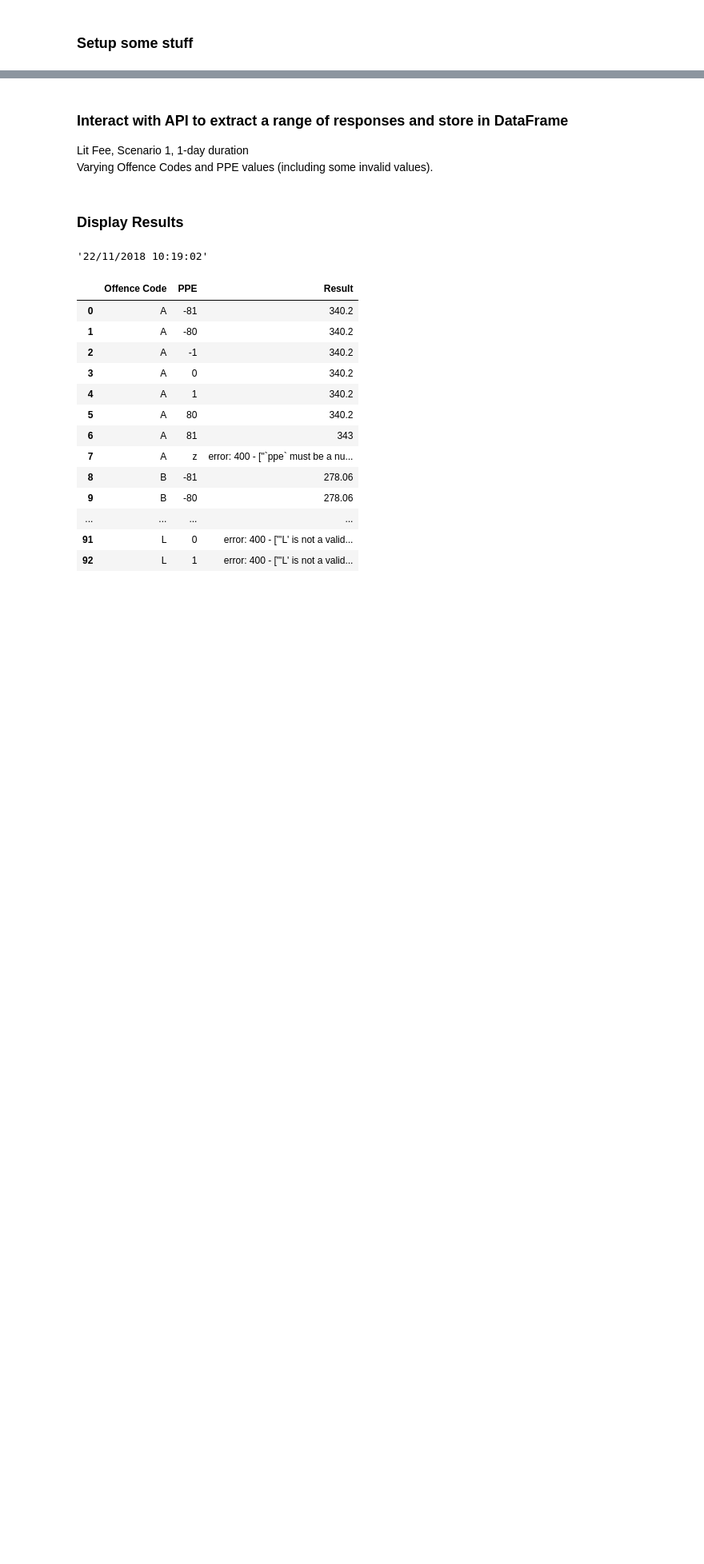
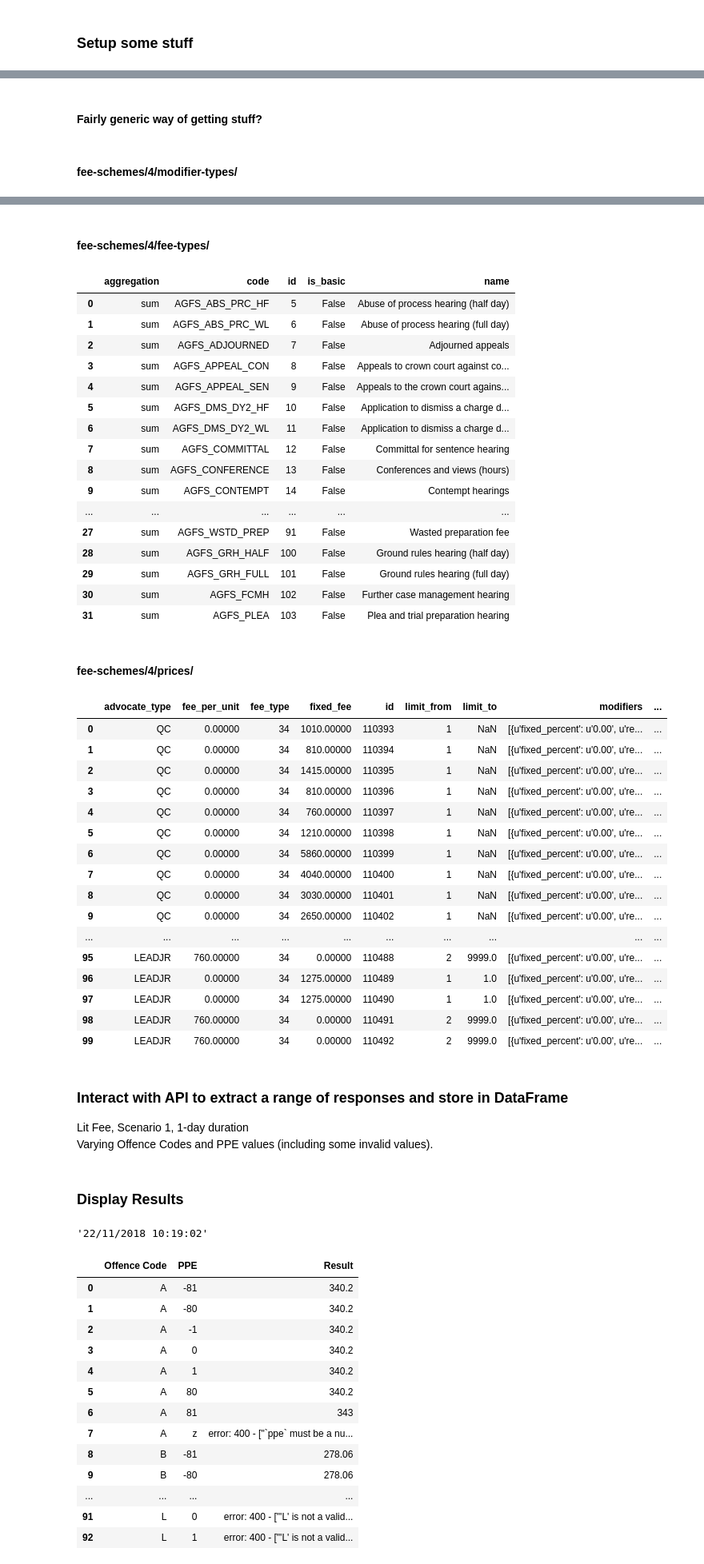
Before and after one commit to alanmaydwell/jupyter_scribblings, a Jupyter notebook: FeeCalcTry.ipynb, the cells around one changed output, grey strips where cells are left out. Shown: that part at 80% size. Drawn from its saved outputs; the diff is of its cells as text; code cells hidden in the pictures; blank space fills up the shorter version.

Commit message:
fee calculator additions

```diff
--- a/FeeCalcTry.ipynb
+++ b/FeeCalcTry.ipynb
@@ -34,6 +44,14 @@ def get_fee(scheme = 2,
         return response.json().get("amount")
     else:
         return "error: {} - {}".format(response.status_code, response.text)
+# %%
+def get_info_as_dataframe(url_end="fee-schemes/4/fee-types/",
+                          url_start="https://laa-fee-calculator.service.justice.gov.uk/api/v1/"):
+    """Fairly generic way of getting response from fee calc and storing as a dataframe"""
+    url = url_start + url_end
+    response = requests.get(url)
+    df = pd.DataFrame(response.json().get("results"))
+    return df
 # %%
 def highlight_conditions(val):
     """Pandas dataframe conditional highlighting function
@@ -43,3 +61,10 @@ def highlight_conditions(val):
     if "error" in str(val):
         colour = "red"
     return 'color: %s' % colour
+
+def display_full_df(df, heading=""):
+    """Display whole of data frame content - avoids auto truncation"""
+    if heading:
+        display(Markdown("#### " + str(heading)))
+    with pd.option_context('display.max_columns', None, 'display.max_rows', None, 'display.max_colwidth', -1):
+        display(df)
@@ -45,0 +97,9 @@ def highlight_conditions(val):
+# %% [markdown]
+#### Fairly generic way of getting stuff?
+# %%
+things = ["fee-schemes/4/modifier-types/", "fee-schemes/4/fee-types/", "fee-schemes/4/prices/"]
+for thing in things:
+    df = get_info_as_dataframe(thing)
+    display_full_df(df, thing)
+# %% [output]
+#### fee-schemes/4/modifier-types/
@@ -46,3 +114,39 @@ def highlight_conditions(val):
+#### fee-schemes/4/fee-types/
+|  | aggregation | code | id | is_basic | name |
+| 0 | sum | AGFS_ABS_PRC_HF | 5 | False | Abuse of process hearing (half day) |
+| 1 | sum | AGFS_ABS_PRC_WL | 6 | False | Abuse of process hearing (full day) |
+| 2 | sum | AGFS_ADJOURNED | 7 | False | Adjourned appeals |
+| 3 | sum | AGFS_APPEAL_CON | 8 | False | Appeals to crown court against co... |
+| 4 | sum | AGFS_APPEAL_SEN | 9 | False | Appeals to the crown court agains... |
+| 5 | sum | AGFS_DMS_DY2_HF | 10 | False | Application to dismiss a charge d... |
+| 6 | sum | AGFS_DMS_DY2_WL | 11 | False | Application to dismiss a charge d... |
+| 7 | sum | AGFS_COMMITTAL | 12 | False | Committal for sentence hearing |
+| 8 | sum | AGFS_CONFERENCE | 13 | False | Conferences and views (hours) |
+| 9 | sum | AGFS_CONTEMPT | 14 | False | Contempt hearings |
+| ... | ... | ... | ... | ... | ... |
+| 27 | sum | AGFS_WSTD_PREP | 91 | False | Wasted preparation fee |
+| 28 | sum | AGFS_GRH_HALF | 100 | False | Ground rules hearing (half day) |
+| 29 | sum | AGFS_GRH_FULL | 101 | False | Ground rules hearing (full day) |
+| 30 | sum | AGFS_FCMH | 102 | False | Further case management hearing |
+| 31 | sum | AGFS_PLEA | 103 | False | Plea and trial preparation hearing |
+#### fee-schemes/4/prices/
+|  | advocate_type | fee_per_unit | fee_type | fixed_fee | id | limit_from | limit_to | modifiers | ... |
+| 0 | QC | 0.00000 | 34 | 1010.00000 | 110393 | 1 | NaN | [{u'fixed_percent': u'0.00', u're... | ... |
+| 1 | QC | 0.00000 | 34 | 810.00000 | 110394 | 1 | NaN | [{u'fixed_percent': u'0.00', u're... | ... |
+| 2 | QC | 0.00000 | 34 | 1415.00000 | 110395 | 1 | NaN | [{u'fixed_percent': u'0.00', u're... | ... |
+| 3 | QC | 0.00000 | 34 | 810.00000 | 110396 | 1 | NaN | [{u'fixed_percent': u'0.00', u're... | ... |
+| 4 | QC | 0.00000 | 34 | 760.00000 | 110397 | 1 | NaN | [{u'fixed_percent': u'0.00', u're... | ... |
+| 5 | QC | 0.00000 | 34 | 1210.00000 | 110398 | 1 | NaN | [{u'fixed_percent': u'0.00', u're... | ... |
+| 6 | QC | 0.00000 | 34 | 5860.00000 | 110399 | 1 | NaN | [{u'fixed_percent': u'0.00', u're... | ... |
+| 7 | QC | 0.00000 | 34 | 4040.00000 | 110400 | 1 | NaN | [{u'fixed_percent': u'0.00', u're... | ... |
+| 8 | QC | 0.00000 | 34 | 3030.00000 | 110401 | 1 | NaN | [{u'fixed_percent': u'0.00', u're... | ... |
+| 9 | QC | 0.00000 | 34 | 2650.00000 | 110402 | 1 | NaN | [{u'fixed_percent': u'0.00', u're... | ... |
+| ... | ... | ... | ... | ... | ... | ... | ... | ... | ... |
+| 95 | LEADJR | 760.00000 | 34 | 0.00000 | 110488 | 2 | 9999.0 | [{u'fixed_percent': u'0.00', u're... | ... |
+| 96 | LEADJR | 0.00000 | 34 | 1275.00000 | 110489 | 1 | 1.0 | [{u'fixed_percent': u'0.00', u're... | ... |
+| 97 | LEADJR | 0.00000 | 34 | 1275.00000 | 110490 | 1 | 1.0 | [{u'fixed_percent': u'0.00', u're... | ... |
+| 98 | LEADJR | 760.00000 | 34 | 0.00000 | 110491 | 2 | 9999.0 | [{u'fixed_percent': u'0.00', u're... | ... |
+| 99 | LEADJR | 760.00000 | 34 | 0.00000 | 110492 | 2 | 9999.0 | [{u'fixed_percent': u'0.00', u're... | ... |
 # %% [markdown]
 ### Interact with API to extract a range of responses and store in DataFrame
 
```
Also changed, not shown: parts of 9 cells of this notebook.
